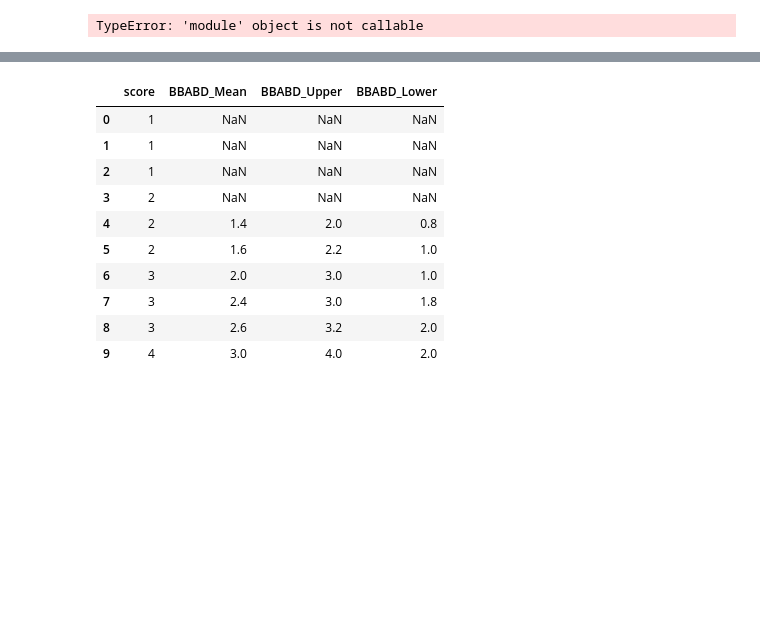
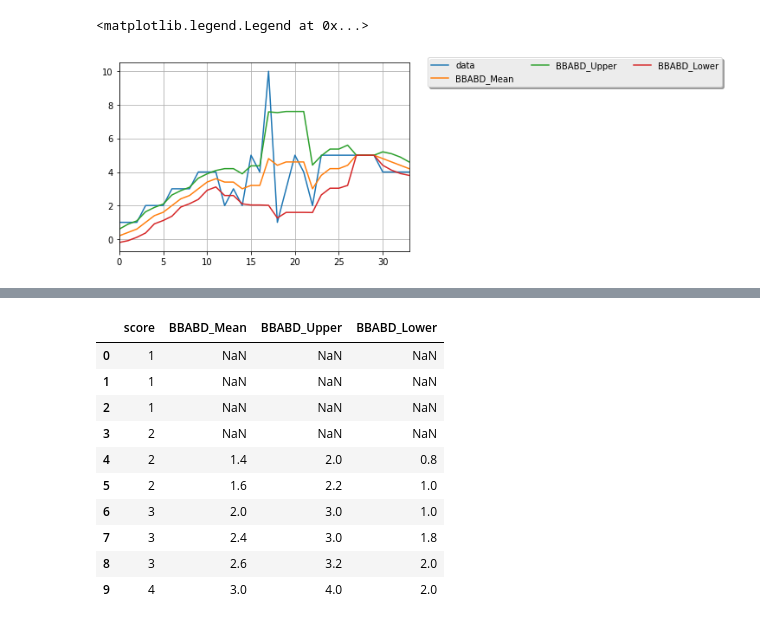
Before and after one commit to qwedsazxc78/ML_DL_Learning, a Jupyter notebook: Gemtek/BBAND.ipynb, the cells around one changed output, grey strips where cells are left out. Cells and saved outputs as stored; diff of their text form; code cells hidden in the pictures; blank space fills up the shorter version.

```diff
--- a/Gemtek/BBAND.ipynb
+++ b/Gemtek/BBAND.ipynb
@@ -29,18 +29,55 @@ from sklearn import preprocessing
 class Bolean_Band:
     def __init__(self, Points_number = 5 ):
         self.Points_number = Points_number
-        self.DataBuffer = np()
+        self.DataBuffer = [0 for i in range(0,Points_number)]
         self.DataBuffer_Index = 0
         self.BBABD_Mean = 0
         self.BBABD_Upper = 0
         self.BBABD_Lower = 0
 
     def computer_BBand(self, Data):
+        self.DataBuffer[self.DataBuffer_Index] = Data
+        self.DataBuffer_Index += 1
+        if self.DataBuffer_Index >= self.Points_number:
+            self.DataBuffer_Index = 0
 
-        return (MagX**2 + MagY **2 + MagZ**2)**(0.5)
+        DataArray = np.array(self.DataBuffer)
+        BBABD_Mean = DataArray.mean()
+        BBABD_Var = DataArray.std()
+#         print(DataArray)
+#         print(BBABD_Mean)
+#         print(BBABD_Var)
+
+        self.BBABD_Mean  = BBABD_Mean
+        self.BBABD_Upper = BBABD_Mean + 2 * BBABD_Var
+        self.BBABD_Lower = BBABD_Mean - 2 * BBABD_Var
+
+    def get_BBand(self, Data):
+        self.computer_BBand(Data)
+        BBABD = [self.BBABD_Mean, self.BBABD_Upper, self.BBABD_Lower]
+        return BBABD
-# %%
-buffer = np([])
-# %% [output]
-TypeError: 'module' object is not callable
+# %%
+testdata = [1,1,1,2,2,2,3,3,3,4,4,4,2,3,2,5,4,10,1,3,5,4,2,5,5,5,5,5,5,5,4,4,4,4]
+
+list_band = []
+BBAND = Bolean_Band(5)
+
+for each in testdata:
+    band = BBAND.get_BBand(each)
+    list_band.append(band)
+
+list_band
+
+df_BBAND = df
+df_BBAND["data"]        = testdata
+df_BBAND["BBABD_Mean"]  = [x[0] for x in list_band]
+df_BBAND["BBABD_Upper"] = [x[1] for x in list_band]
+df_BBAND["BBABD_Lower"] = [x[2] for x in list_band]
+
+df_BBAND.plot(x = newdf.index, y = ['data','BBABD_Mean', 'BBABD_Upper','BBABD_Lower',], grid = True)
+plt.legend(bbox_to_anchor = (1.05, 1.05), ncol = 3, fancybox = True, shadow = True)
+# %% [output]
+<matplotlib.legend.Legend at 0x...>
+[figure, added]
 # %%
 # Create data
```
Also changed, not shown: parts of 4 cells of this notebook, 44 other files.
